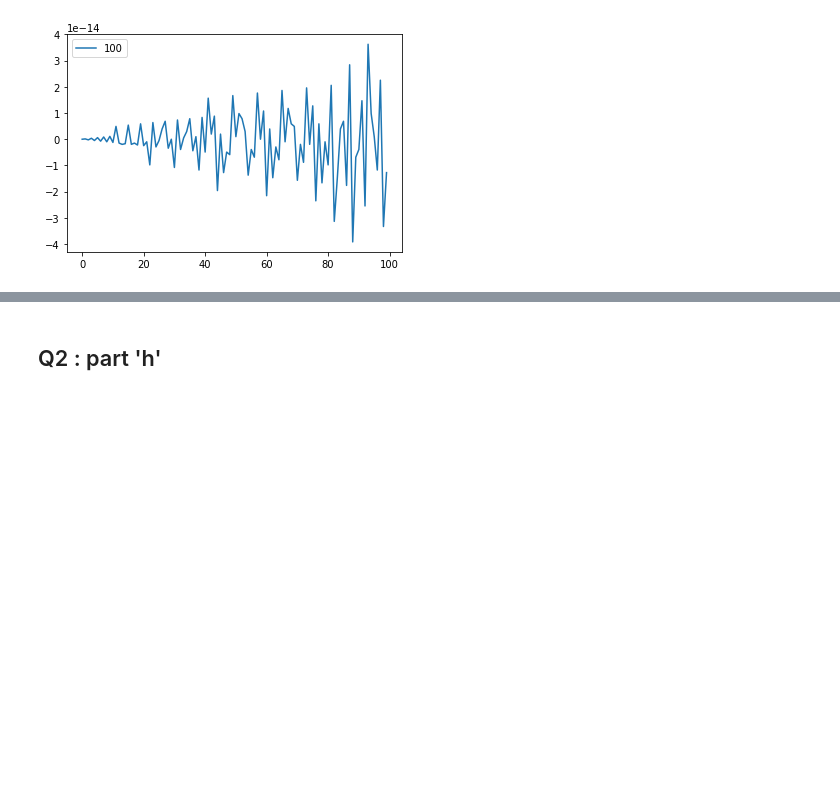
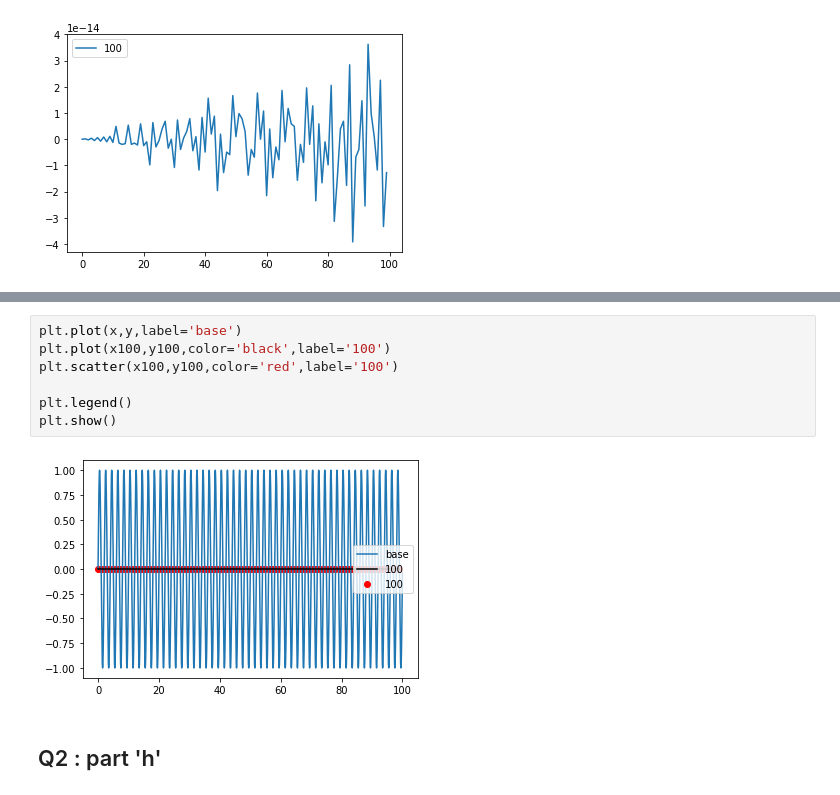
Before and after one commit to aSafarpoor/DIP, a Jupyter notebook: DIP_HW2_99210301.ipynb, the cells around one changed output, grey strips where cells are left out. Saved outputs shown, nothing was run; the diff lists cells and outputs as text; blank space fills up the shorter version.

```diff
--- a/DIP_HW2_99210301.ipynb
+++ b/DIP_HW2_99210301.ipynb
@@ -120,2 +128,11 @@ plt.show()
+# %%
+plt.plot(x,y,label='base')
+plt.plot(x100,y100,color='black',label='100')
+plt.scatter(x100,y100,color='red',label='100')
+
+plt.legend()
+plt.show()
+# %% [output]
+[figure, added]
 # %% [markdown]
 ## Q2 : part 'h'
```
Also changed, not shown: parts of 6 cells of this notebook.
